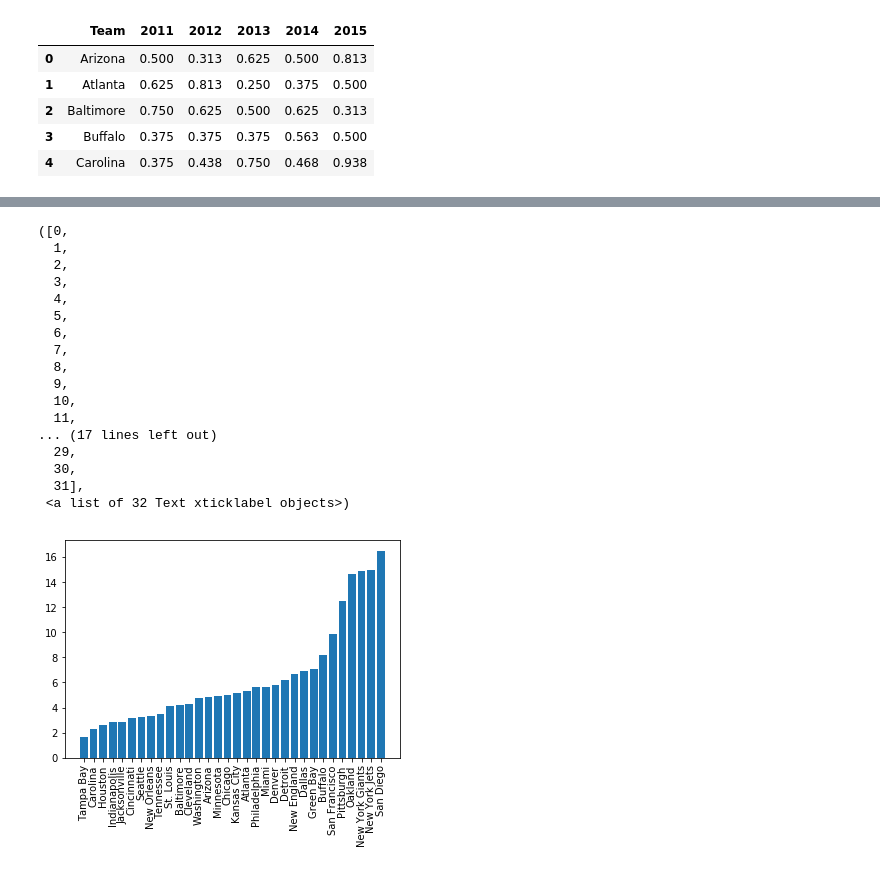
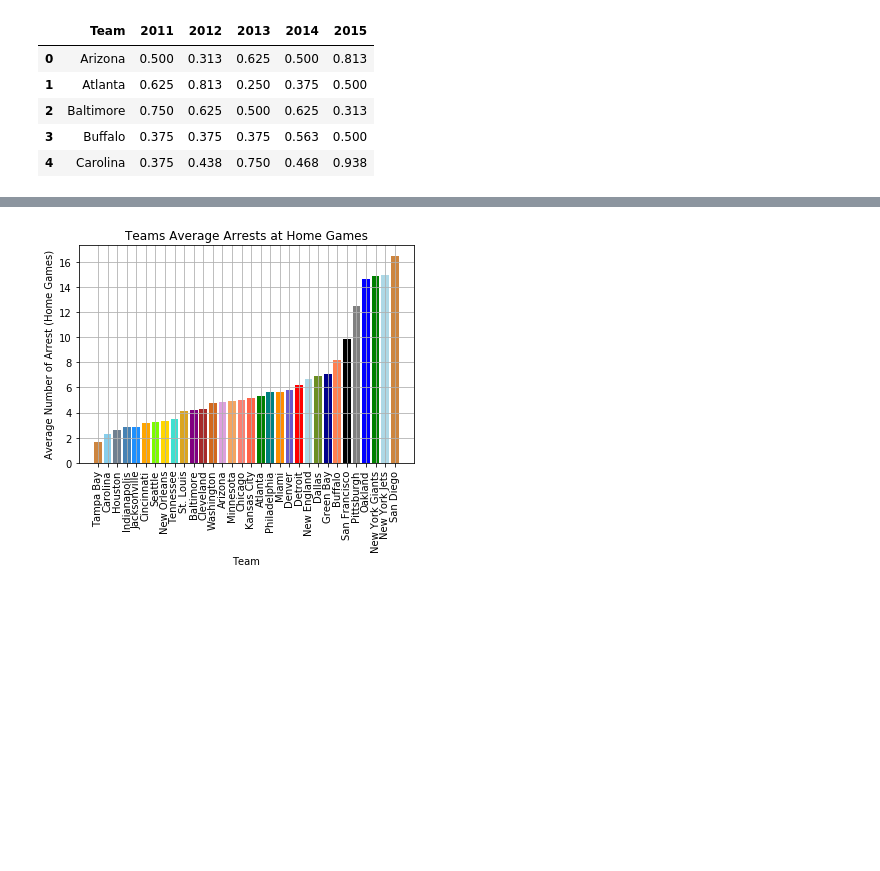
Before and after one commit to erictuscanes/Group-Project, a Jupyter notebook: Untitled.ipynb, the cells around one changed output, grey strips where cells are left out. Cells and saved outputs as stored; diff of their text form; code cells hidden in the pictures; blank space fills up the shorter version.

```diff
--- a/Untitled.ipynb
+++ b/Untitled.ipynb
@@ -91,31 +62,18 @@ arrests.head()
 # %%
 homeArrests = rollingData[['home_team','arrests']]
 homeArrests = homeArrests.rename(columns = {"home_team":"team"})
 avgArrests = avgArrests.groupby('team').mean()
 avgArrests = avgArrests.reset_index()
 avgArrests = avgArrests.rename(columns = {0:"arrests"})
 avgArrests = avgArrests.sort_values('arrests', ascending = True)
-homeArrests
-plt.bar(avgArrests['team'], avgArrests['arrests'], align="center", color = '')
+colors = ['peru', 'skyblue','slategray','steelblue','dodgerblue','orange', 'lawngreen','gold','turquoise','goldenrod','purple','brown','chocolate','plum','sandybrown','salmon','tomato','green','teal','darkorange','slateblue','r','lightblue','olivedrab','darkblue','coral','black','grey','blue','green','lightblue']
+plt.bar(avgArrests['team'], avgArrests['arrests'], align="center", color = colors)
 plt.xticks(rotation=90)
+plt.xlabel('Team')
+plt.ylabel('Average Number of Arrest (Home Games)')
+plt.title('Teams Average Arrests at Home Games')
+plt.grid()
 # %% [output]
-([0,
-  1,
-  2,
-  3,
-  4,
-  5,
-  6,
-  7,
-  8,
-  9,
-  10,
-  11,
-... (17 lines left out)
-  29,
-  30,
-  31],
- <a list of 32 Text xticklabel objects>)
-[figure, old version]
+[figure, new version]
 # %%
 plt.show()
```
Also changed, not shown: parts of 3 cells of this notebook.
